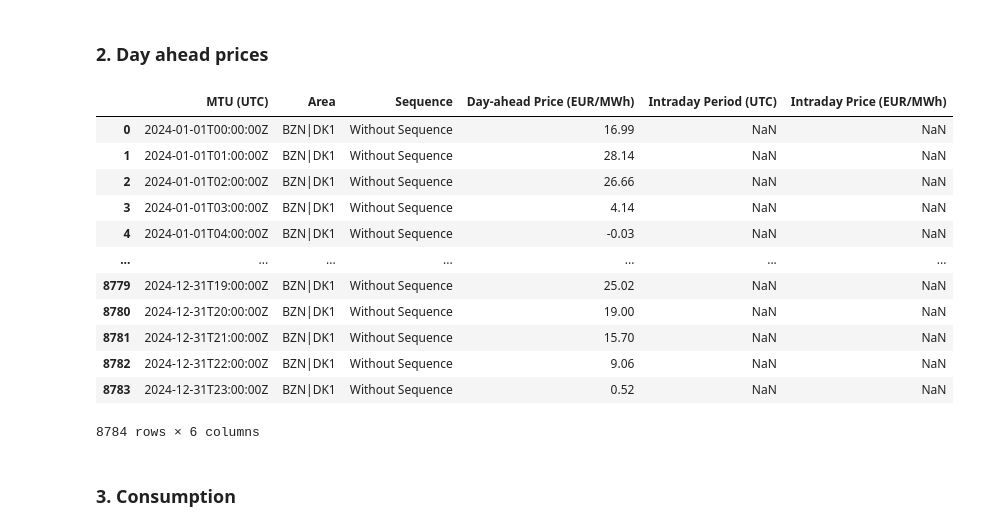
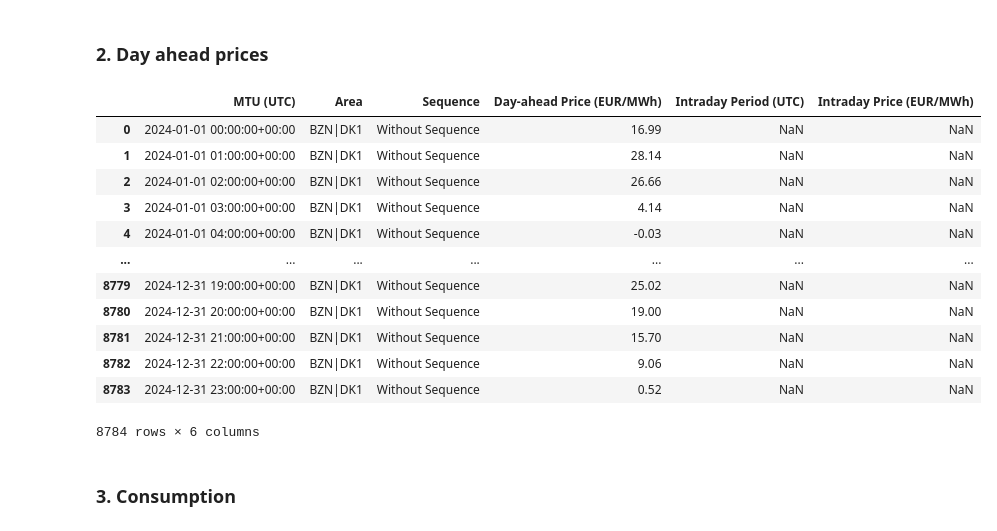
Before and after one commit to The-European-Avengers/BigDataProject, a Jupyter notebook: price_prediction.ipynb, the cells around one changed output. Cells and saved outputs as stored; diff of their text form; code cells hidden in the pictures.

```diff
--- a/price_prediction.ipynb
+++ b/price_prediction.ipynb
@@ -47,23 +56,22 @@ display(weather)
 # %%
 day_ahead = pd.read_csv('DayAheadPrices/DayAheadPrices_DK1_202401010000-202501010000.csv')
 
 day_ahead['MTU (UTC)'] = day_ahead['MTU (UTC)'].str.split(' - ').str[1]
-day_ahead['MTU (UTC)'] = pd.to_datetime(day_ahead['MTU (UTC)'], format='%d/%m/%Y %H:%M:%S')
-day_ahead['MTU (UTC)'] = day_ahead['MTU (UTC)'].dt.strftime('%Y-%m-%dT%H:%M:%SZ')
+day_ahead['MTU (UTC)'] = pd.to_datetime(day_ahead['MTU (UTC)'], format='%d/%m/%Y %H:%M:%S', utc=True)
 display(day_ahead)
 # %% [output]
 |  | MTU (UTC) | Area | Sequence | Day-ahead Price (EUR/MWh) | Intraday Period (UTC) | Intraday Price (EUR/MWh) |
-| 0 | 2024-01-01T00:00:00Z | BZN|DK1 | Without Sequence | 16.99 | NaN | NaN |
-| 1 | 2024-01-01T01:00:00Z | BZN|DK1 | Without Sequence | 28.14 | NaN | NaN |
-| 2 | 2024-01-01T02:00:00Z | BZN|DK1 | Without Sequence | 26.66 | NaN | NaN |
-| 3 | 2024-01-01T03:00:00Z | BZN|DK1 | Without Sequence | 4.14 | NaN | NaN |
-| 4 | 2024-01-01T04:00:00Z | BZN|DK1 | Without Sequence | -0.03 | NaN | NaN |
+| 0 | 2024-01-01 00:00:00+00:00 | BZN|DK1 | Without Sequence | 16.99 | NaN | NaN |
+| 1 | 2024-01-01 01:00:00+00:00 | BZN|DK1 | Without Sequence | 28.14 | NaN | NaN |
+| 2 | 2024-01-01 02:00:00+00:00 | BZN|DK1 | Without Sequence | 26.66 | NaN | NaN |
+| 3 | 2024-01-01 03:00:00+00:00 | BZN|DK1 | Without Sequence | 4.14 | NaN | NaN |
+| 4 | 2024-01-01 04:00:00+00:00 | BZN|DK1 | Without Sequence | -0.03 | NaN | NaN |
 | ... | ... | ... | ... | ... | ... | ... |
-| 8779 | 2024-12-31T19:00:00Z | BZN|DK1 | Without Sequence | 25.02 | NaN | NaN |
-| 8780 | 2024-12-31T20:00:00Z | BZN|DK1 | Without Sequence | 19.00 | NaN | NaN |
-| 8781 | 2024-12-31T21:00:00Z | BZN|DK1 | Without Sequence | 15.70 | NaN | NaN |
-| 8782 | 2024-12-31T22:00:00Z | BZN|DK1 | Without Sequence | 9.06 | NaN | NaN |
-| 8783 | 2024-12-31T23:00:00Z | BZN|DK1 | Without Sequence | 0.52 | NaN | NaN |
+| 8779 | 2024-12-31 19:00:00+00:00 | BZN|DK1 | Without Sequence | 25.02 | NaN | NaN |
+| 8780 | 2024-12-31 20:00:00+00:00 | BZN|DK1 | Without Sequence | 19.00 | NaN | NaN |
+| 8781 | 2024-12-31 21:00:00+00:00 | BZN|DK1 | Without Sequence | 15.70 | NaN | NaN |
+| 8782 | 2024-12-31 22:00:00+00:00 | BZN|DK1 | Without Sequence | 9.06 | NaN | NaN |
+| 8783 | 2024-12-31 23:00:00+00:00 | BZN|DK1 | Without Sequence | 0.52 | NaN | NaN |
 8784 rows × 6 columns
 # %% [markdown]
 ### 3. Consumption
```
Also changed, not shown: parts of 7 cells of this notebook, 3 other files.
